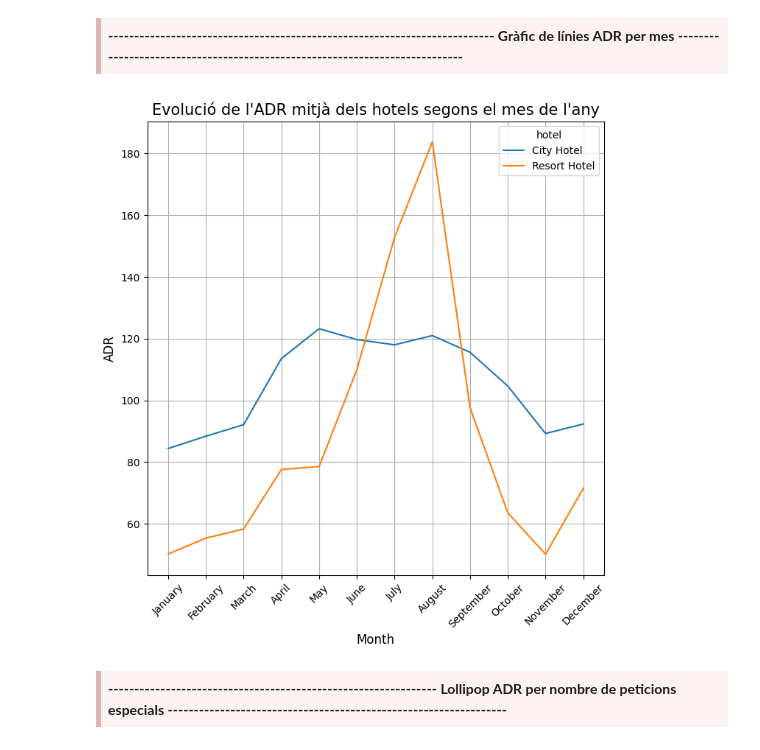
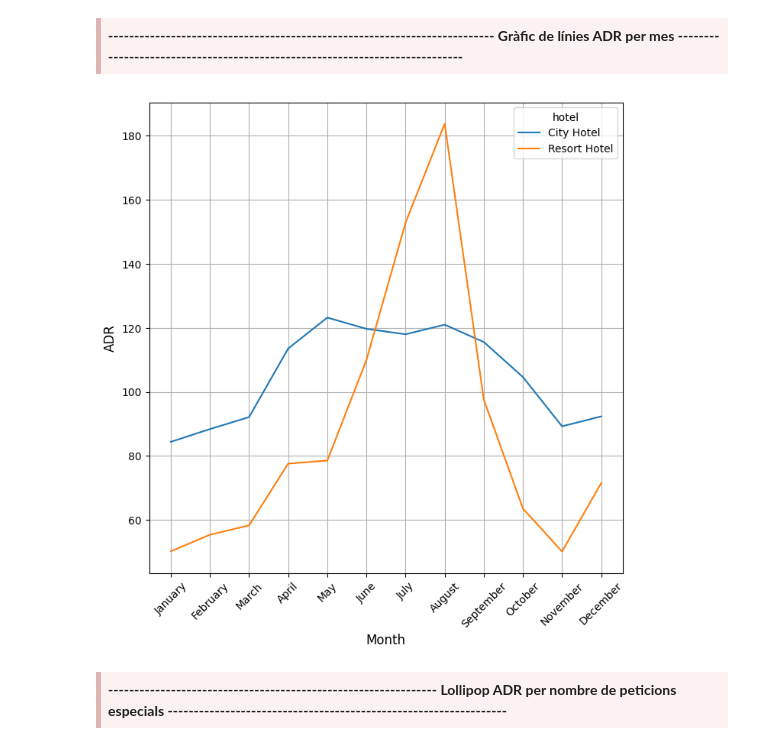
Before and after one commit to marc7666/PAC3-VD, a Jupyter notebook: graphics_creation.ipynb, the cells around one changed output. Cells and saved outputs as stored; diff of their text form; code cells hidden in the pictures.

```diff
--- a/graphics_creation.ipynb
+++ b/graphics_creation.ipynb
@@ -101,25 +101,24 @@ df_no_outliers = df_no_outliers[df_no_outliers["is_canceled"] == 0].copy()
 # %%
 # -- Preparació dades per a gràfic de línies ADR per mes --
 df_graphic_adr = df_no_outliers.groupby(["hotel", "arrival_date_month"])["adr"].mean().copy().reset_index() # Bibliografia: [Ref.3] i [Ref.4]
 df_graphic_adr = pd.DataFrame(df_graphic_adr).copy()
 ordered_months = ["January", "February", "March", "April", "May", "June", "July", "August", "September", "October", "November", "December"]
 df_graphic_adr["arrival_date_month"] = pd.Categorical(df_graphic_adr["arrival_date_month"],
                                                       categories=ordered_months, ordered=True) # Bibliografia: [Ref.5]
 df_graphic_adr = df_graphic_adr.sort_values(["hotel", "arrival_date_month"])
 df_graphic_adr
 
 # -- Gràfic de línies ADR per mes --
 plt.figure(figsize=(8,8))
 sns.lineplot(df_graphic_adr, x="arrival_date_month", y="adr", hue="hotel") # Bibliografia: [Ref.6]
-plt.title("Evolució de l'ADR mitjà dels hotels segons el mes de l'any", fontsize=15)
 plt.ylabel("ADR", fontsize=12)
 plt.xlabel("Month", fontsize=12)
 plt.tick_params(axis="x", labelrotation=45) # Bibliografia: [Ref.7]
 plt.grid()
 plt.savefig("pictures/lines_month.png")
 plt.show()
 # %% [output]
-[figure, old version]
+[figure, new version]
 # %% [markdown]
 <div style="background-color: #fcf2f2; border-color: #dfb5b4; border-left: 5px solid #dfb5b4; padding: 0.5em;">
 <strong>--------------------------------------------------------------- Lollipop ADR per nombre de peticions especials -----------------------------------------------------------------</strong>
```
Also changed, not shown: parts of 12 cells of this notebook, 13 other files.
